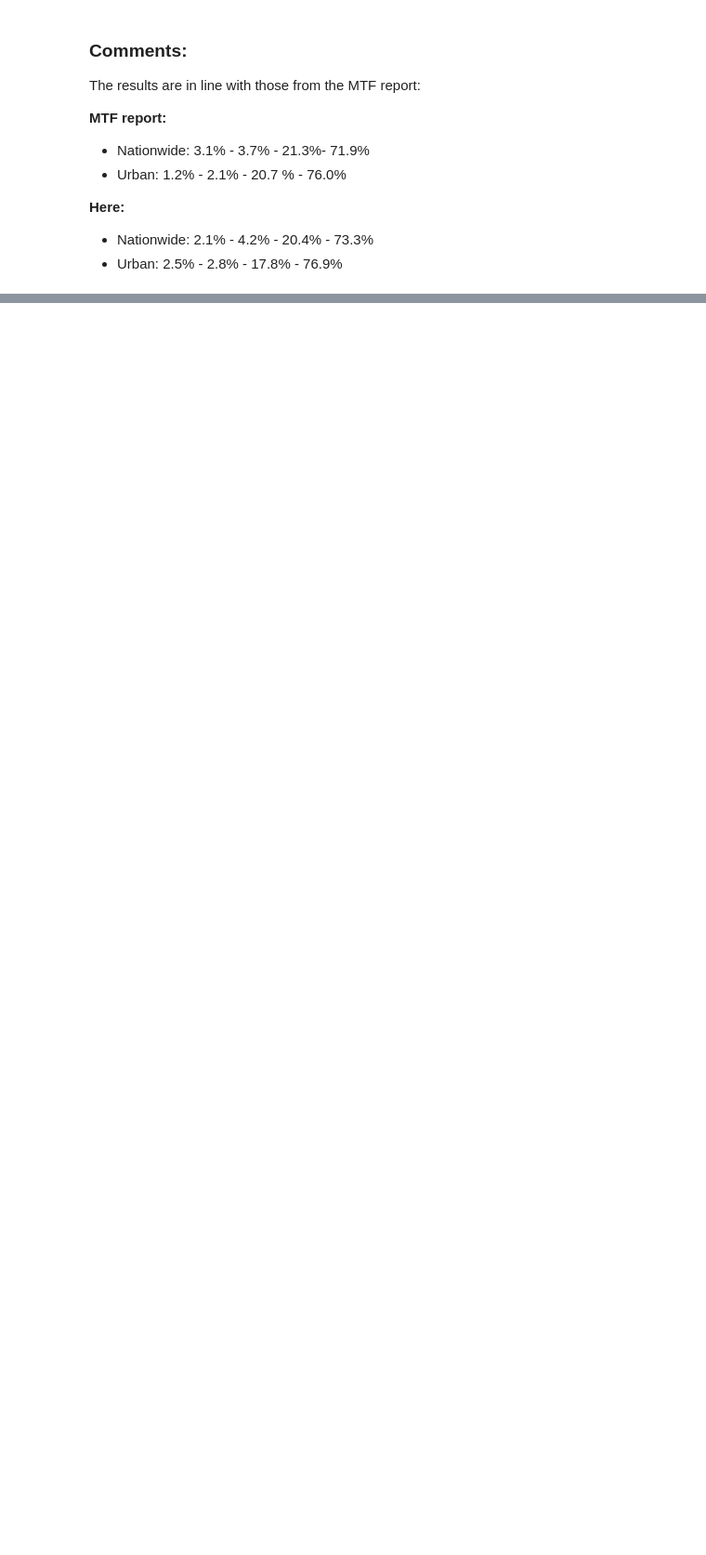
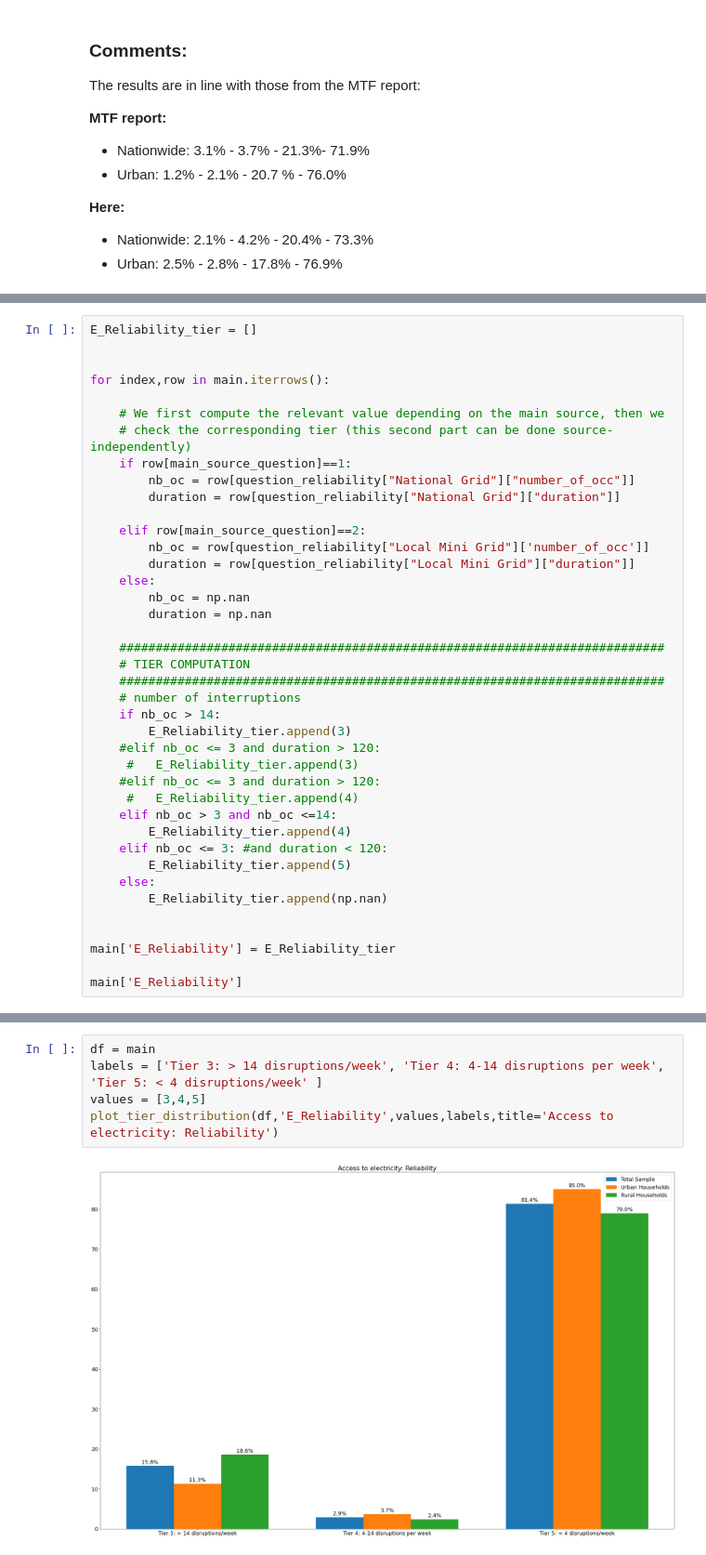
Before and after one commit to alfonsocaiazzo/esmap-mtf-data, a Jupyter notebook: mtf-book/rwanda/mtf_electricity.ipynb, the cells around one changed output, grey strips where cells are left out. Shown at 93% size. Cells and saved outputs as stored; diff of their text form; blank space fills up the shorter version.

Commit message:
add reliability and affordability

```diff
--- a/mtf-book/rwanda/mtf_electricity.ipynb
+++ b/mtf-book/rwanda/mtf_electricity.ipynb
@@ -237,0 +262,40 @@ The results are in line with those from the MTF report:
+# %%
+E_Reliability_tier = []
+
+
+for index,row in main.iterrows():
+
+    # We first compute the relevant value depending on the main source, then we
+    # check the corresponding tier (this second part can be done source-independently)
+    if row[main_source_question]==1:
+        nb_oc = row[question_reliability["National Grid"]["number_of_occ"]]
+        duration = row[question_reliability["National Grid"]["duration"]]
+
+    elif row[main_source_question]==2:
+        nb_oc = row[question_reliability["Local Mini Grid"]['number_of_occ']]
+        duration = row[question_reliability["Local Mini Grid"]["duration"]]
+    else:
+        nb_oc = np.nan
+        duration = np.nan
+
+    ###########################################################################
+    # TIER COMPUTATION
+    ###########################################################################
+    # number of interruptions
+    if nb_oc > 14:
+        E_Reliability_tier.append(3)
+    #elif nb_oc <= 3 and duration > 120:
+     #   E_Reliability_tier.append(3)
+    #elif nb_oc <= 3 and duration > 120:
+     #   E_Reliability_tier.append(4)
+    elif nb_oc > 3 and nb_oc <=14:
+        E_Reliability_tier.append(4)
+    elif nb_oc <= 3: #and duration < 120:
+        E_Reliability_tier.append(5)
+    else:
+        E_Reliability_tier.append(np.nan)
+
+
+main['E_Reliability'] = E_Reliability_tier
+
+main['E_Reliability']
@@ -237,0 +315,7 @@ The results are in line with those from the MTF report:
+# %%
+df = main
+labels = ['Tier 3: > 14 disruptions/week', 'Tier 4: 4-14 disruptions per week', 'Tier 5: < 4 disruptions/week' ]
+values = [3,4,5]
+plot_tier_distribution(df,'E_Reliability',values,labels,title='Access to electricity: Reliability')
+# %% [output]
+[figure, added]
```
Also changed, not shown: parts of 9 cells of this notebook.
